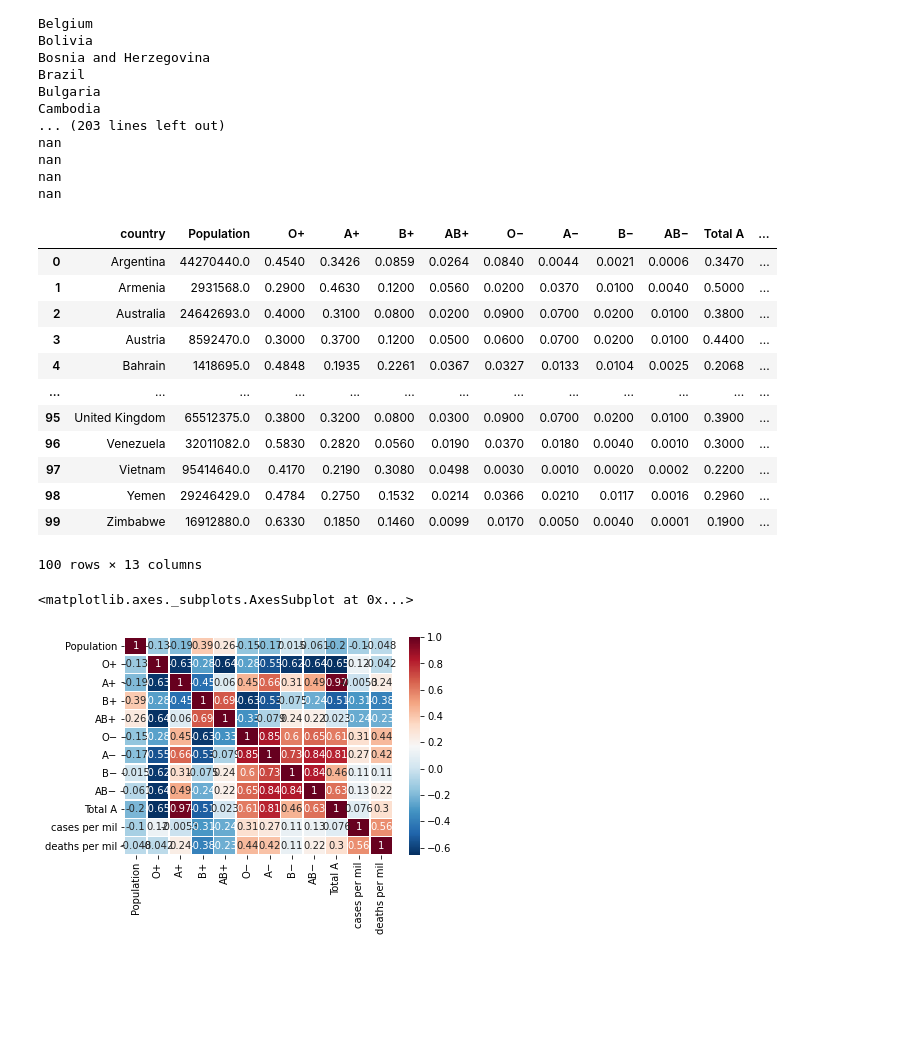
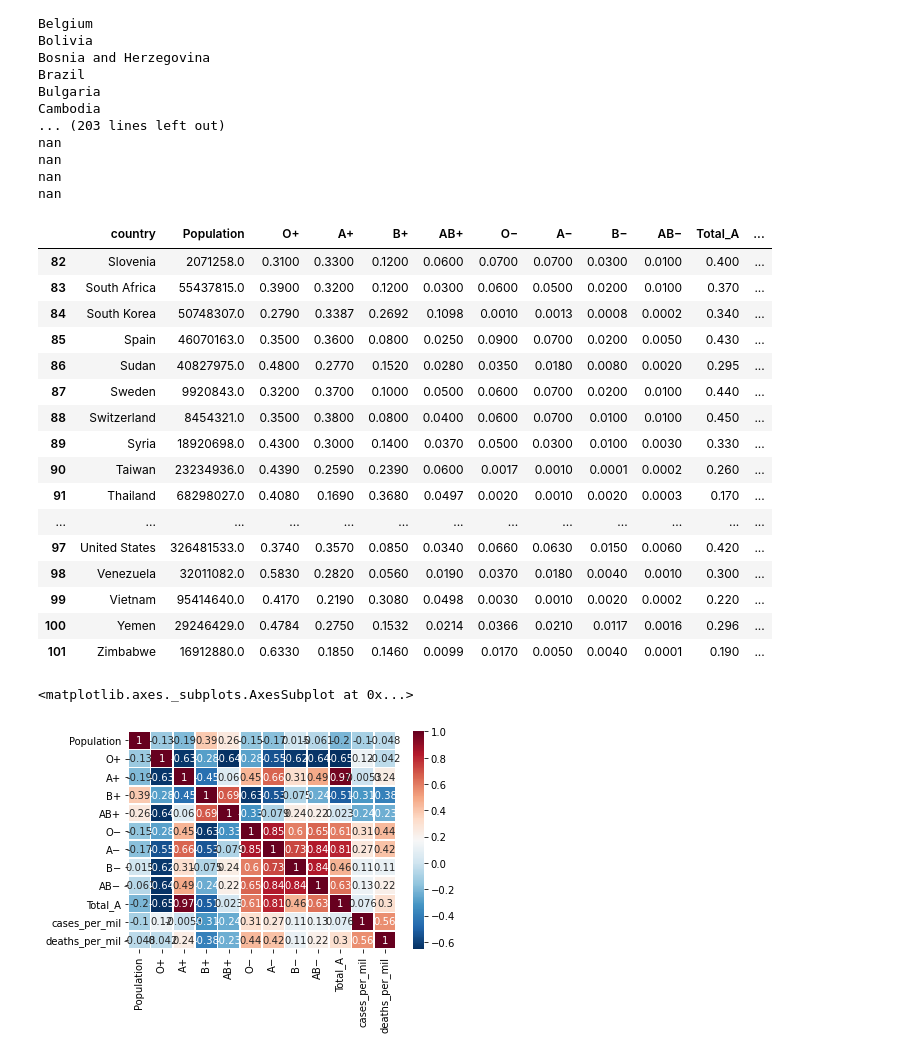
Before and after one commit to shreemit/covid-analysis, a Jupyter notebook: blood_grp_corr.ipynb, the cells around one changed output. Drawn from its saved outputs; the diff is of its cells as text; code cells hidden in the pictures; blank space fills up the shorter version.

```diff
--- a/blood_grp_corr.ipynb
+++ b/blood_grp_corr.ipynb
@@ -66,27 +65,31 @@ df1.columns=['country','Population','O+',
 # %%
-df1['country']=df1['country'].apply(removeSQ)
+df1['country']=df1['country'].apply(remov)
 # %%
 df2=latest_data[['Country,','cases per mil','deaths per mil']]
-# %%
-df2.columns=['country','cases per mil','deaths per mil']
+# %%
+df2.columns=['country','cases_per_mil','deaths_per_mil']
 # %%
 final=pd.merge(df1,df2)
 # %%
-final
+final.tail(20)
 # %% [output]
-|  | country | Population | O+ | A+ | B+ | AB+ | O− | A− | B− | AB− | Total A | ... |
-| 0 | Argentina | 44270440.0 | 0.4540 | 0.3426 | 0.0859 | 0.0264 | 0.0840 | 0.0044 | 0.0021 | 0.0006 | 0.3470 | ... |
-| 1 | Armenia | 2931568.0 | 0.2900 | 0.4630 | 0.1200 | 0.0560 | 0.0200 | 0.0370 | 0.0100 | 0.0040 | 0.5000 | ... |
-| 2 | Australia | 24642693.0 | 0.4000 | 0.3100 | 0.0800 | 0.0200 | 0.0900 | 0.0700 | 0.0200 | 0.0100 | 0.3800 | ... |
-| 3 | Austria | 8592470.0 | 0.3000 | 0.3700 | 0.1200 | 0.0500 | 0.0600 | 0.0700 | 0.0200 | 0.0100 | 0.4400 | ... |
-| 4 | Bahrain | 1418695.0 | 0.4848 | 0.1935 | 0.2261 | 0.0367 | 0.0327 | 0.0133 | 0.0104 | 0.0025 | 0.2068 | ... |
+|  | country | Population | O+ | A+ | B+ | AB+ | O− | A− | B− | AB− | Total_A | ... |
+| 82 | Slovenia | 2071258.0 | 0.3100 | 0.3300 | 0.1200 | 0.0600 | 0.0700 | 0.0700 | 0.0300 | 0.0100 | 0.400 | ... |
+| 83 | South Africa | 55437815.0 | 0.3900 | 0.3200 | 0.1200 | 0.0300 | 0.0600 | 0.0500 | 0.0200 | 0.0100 | 0.370 | ... |
+| 84 | South Korea | 50748307.0 | 0.2790 | 0.3387 | 0.2692 | 0.1098 | 0.0010 | 0.0013 | 0.0008 | 0.0002 | 0.340 | ... |
+| 85 | Spain | 46070163.0 | 0.3500 | 0.3600 | 0.0800 | 0.0250 | 0.0900 | 0.0700 | 0.0200 | 0.0050 | 0.430 | ... |
+| 86 | Sudan | 40827975.0 | 0.4800 | 0.2770 | 0.1520 | 0.0280 | 0.0350 | 0.0180 | 0.0080 | 0.0020 | 0.295 | ... |
+| 87 | Sweden | 9920843.0 | 0.3200 | 0.3700 | 0.1000 | 0.0500 | 0.0600 | 0.0700 | 0.0200 | 0.0100 | 0.440 | ... |
+| 88 | Switzerland | 8454321.0 | 0.3500 | 0.3800 | 0.0800 | 0.0400 | 0.0600 | 0.0700 | 0.0100 | 0.0100 | 0.450 | ... |
+| 89 | Syria | 18920698.0 | 0.4300 | 0.3000 | 0.1400 | 0.0370 | 0.0500 | 0.0300 | 0.0100 | 0.0030 | 0.330 | ... |
+| 90 | Taiwan | 23234936.0 | 0.4390 | 0.2590 | 0.2390 | 0.0600 | 0.0017 | 0.0010 | 0.0001 | 0.0002 | 0.260 | ... |
+| 91 | Thailand | 68298027.0 | 0.4080 | 0.1690 | 0.3680 | 0.0497 | 0.0020 | 0.0010 | 0.0020 | 0.0003 | 0.170 | ... |
 | ... | ... | ... | ... | ... | ... | ... | ... | ... | ... | ... | ... | ... |
-| 95 | United Kingdom | 65512375.0 | 0.3800 | 0.3200 | 0.0800 | 0.0300 | 0.0900 | 0.0700 | 0.0200 | 0.0100 | 0.3900 | ... |
-| 96 | Venezuela | 32011082.0 | 0.5830 | 0.2820 | 0.0560 | 0.0190 | 0.0370 | 0.0180 | 0.0040 | 0.0010 | 0.3000 | ... |
-| 97 | Vietnam | 95414640.0 | 0.4170 | 0.2190 | 0.3080 | 0.0498 | 0.0030 | 0.0010 | 0.0020 | 0.0002 | 0.2200 | ... |
-| 98 | Yemen | 29246429.0 | 0.4784 | 0.2750 | 0.1532 | 0.0214 | 0.0366 | 0.0210 | 0.0117 | 0.0016 | 0.2960 | ... |
-| 99 | Zimbabwe | 16912880.0 | 0.6330 | 0.1850 | 0.1460 | 0.0099 | 0.0170 | 0.0050 | 0.0040 | 0.0001 | 0.1900 | ... |
+| 97 | United States | 326481533.0 | 0.3740 | 0.3570 | 0.0850 | 0.0340 | 0.0660 | 0.0630 | 0.0150 | 0.0060 | 0.420 | ... |
+| 98 | Venezuela | 32011082.0 | 0.5830 | 0.2820 | 0.0560 | 0.0190 | 0.0370 | 0.0180 | 0.0040 | 0.0010 | 0.300 | ... |
+| 99 | Vietnam | 95414640.0 | 0.4170 | 0.2190 | 0.3080 | 0.0498 | 0.0030 | 0.0010 | 0.0020 | 0.0002 | 0.220 | ... |
+| 100 | Yemen | 29246429.0 | 0.4784 | 0.2750 | 0.1532 | 0.0214 | 0.0366 | 0.0210 | 0.0117 | 0.0016 | 0.296 | ... |
+| 101 | Zimbabwe | 16912880.0 | 0.6330 | 0.1850 | 0.1460 | 0.0099 | 0.0170 | 0.0050 | 0.0040 | 0.0001 | 0.190 | ... |
-100 rows × 13 columns
 # %%
 df1['country']=df1['country'].apply(remov)
 # %%
@@ -97,11 +100,11 @@ final.to_excel('test.xlsx',index=False)
 # %%
-p_corr=final.corr(method='pearson')
+corr=final.corr(method='pearson')
 # %%
-sns.heatmap(p_corr,xticklabels=p_corr.columns,
-            yticklabels=p_corr.columns,
+sns.heatmap(corr,xticklabels=corr.columns,
+            yticklabels=corr.columns,
             cmap='RdBu_r',
             annot=True,
-            linewidth=0.5)
+            linewidth=0.8)
 # %% [output]
 <matplotlib.axes._subplots.AxesSubplot at 0x...>
-[figure, old version]
+[figure, new version]
```
Also changed, not shown: parts of 13 cells of this notebook, 3 other files.
